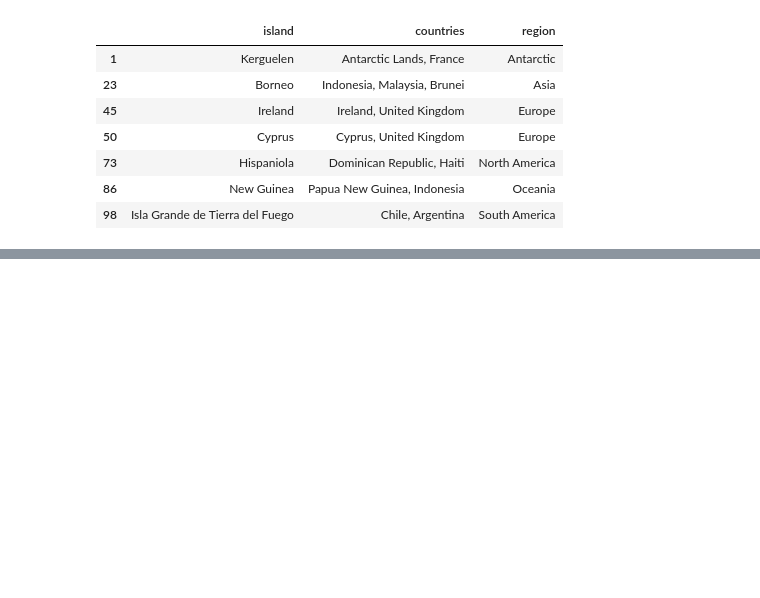
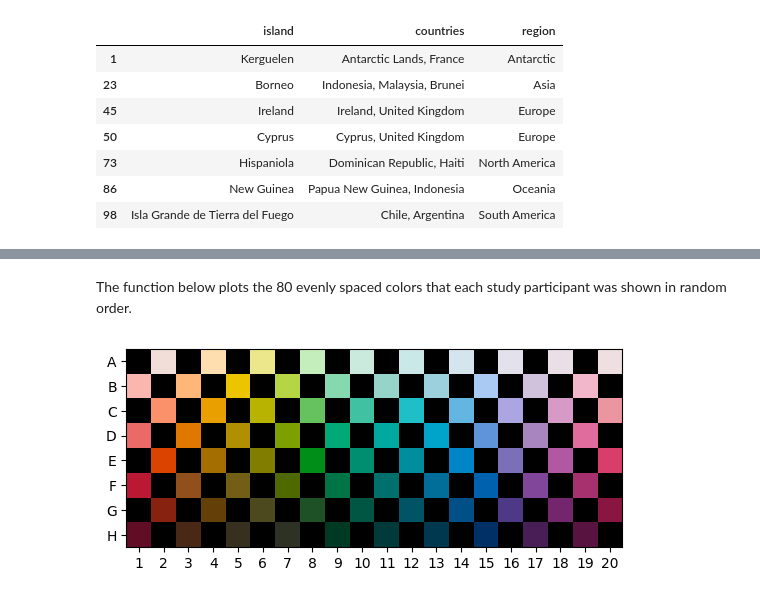
Before and after one commit to Jpablo179804/MineriaDatos, a Jupyter notebook: MineriaDatos.ipynb, the cells around one changed output, grey strips where cells are left out. Saved outputs shown, nothing was run; the diff lists cells and outputs as text; code cells hidden in the pictures; blank space fills up the shorter version.

```diff
--- a/MineriaDatos.ipynb
+++ b/MineriaDatos.ipynb
@@ -3159,0 +3312,5 @@ multiple_countries[['island', 'countries', 'region']]
+# %%
+import pandas as pd
+import matplotlib.pyplot as plt
+df = pd.read_csv("munsell-array-fixed-choice.csv")
+df.head()
@@ -3159,0 +3324,18 @@ multiple_countries[['island', 'countries', 'region']]
+# %% [markdown]
+The function below plots the 80 evenly spaced colors that each study participant was shown in random order.
+# %%
+def plot_colors(color_column):
+    fig, ax = plt.subplots()
+    for idx, row in df.iterrows():
+        ax.add_patch(plt.Rectangle((row['x'] - 0.5, row['y'] - 0.5), 1, 1, color=row[color_column], linewidth=0))
+
+    ax.set_xlim(0.5, 20.5)
+    ax.set_ylim(0.5, 8.5)
+    ax.set_aspect('equal')
+    ax.set_facecolor('black')
+    ax.set_xticks(range(1, 21))
+    ax.set_yticks(range(1, 9), ['H', 'G', 'F', 'E', 'D', 'C', 'B', 'A'])
+
+plot_colors('tile_hex')
+# %% [output]
+[figure, added]
```
Also changed, not shown: parts of 38 cells of this notebook.
